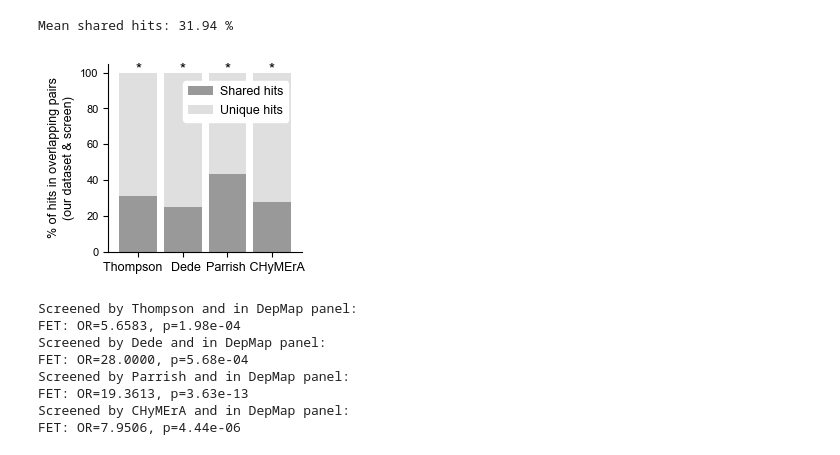
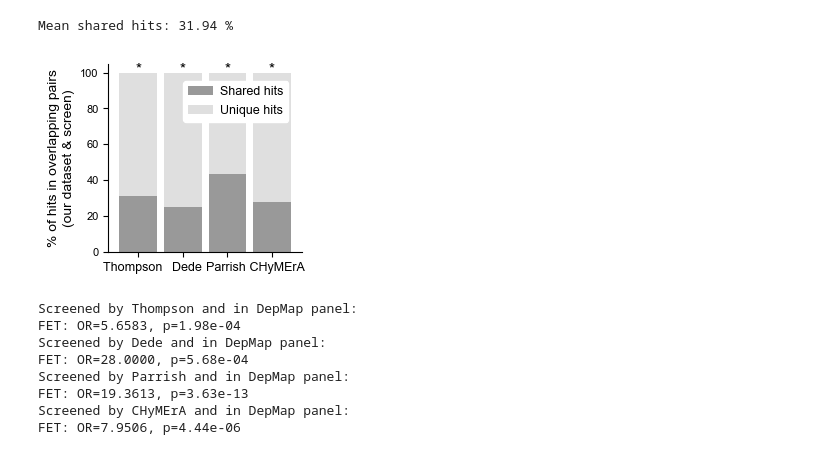
Before and after one commit to DeKegel/paralog_SL_prediction, a Jupyter notebook: 2_data_analysis/01_compare_GI_screens.ipynb, the cells around one changed output. Saved outputs shown, nothing was run; the diff lists cells and outputs as text; code cells hidden in the pictures.

```diff
--- a/2_data_analysis/01_compare_GI_screens.ipynb
+++ b/2_data_analysis/01_compare_GI_screens.ipynb
@@ -558,15 +558,15 @@ Mean shared hits: 31.94 %
 # %%
 f, ax = plt.subplots(1, 1, figsize=(2.5,2.5))
 depmap_overlap_df.plot(kind='bar', stacked=True, ax=ax, rot=0, width=0.85, color=['#999','#dfdfdf'])
-gp.set_axis_props(ax, ylabel='% of hits in overlapping pairs\n(our dataset & screen)')
+gp.set_axis_props(ax, ylabel='% of hits in overlapping pairs\n(our dataset & screen)', ylabel_fontsize=10)
 ax.set_xticklabels(['Thompson   ', '  Dede', 'Parrish ', '   CHyMErA'], fontsize=9)
 _ = ax.legend(loc='upper right', framealpha=1, bbox_to_anchor=(0.96,0.94), handletextpad=0.5)
 # Draw stars for significant overlaps (see below)
 for rect in ax.patches[4:]:
     ax.text(rect.get_x()+rect.get_width()/2, rect.get_y()+rect.get_height()+2, '*', ha='center', va='center', fontsize=11)
 f.savefig("../figures/for_paper/screen_depmap_overlaps.svg", bbox_inches="tight", dpi=300)
 # %% [output]
-[figure, old version]
+[figure, new version]
 # %%
 f, ax = plt.subplots(1, 4, figsize=(9,2))
 for i, pairs in enumerate([thompson_pairs, dede_pairs, parrish_pairs, chymera_pairs]):
```
Also changed, not shown: parts of 2 cells of this notebook, 6 other files.
